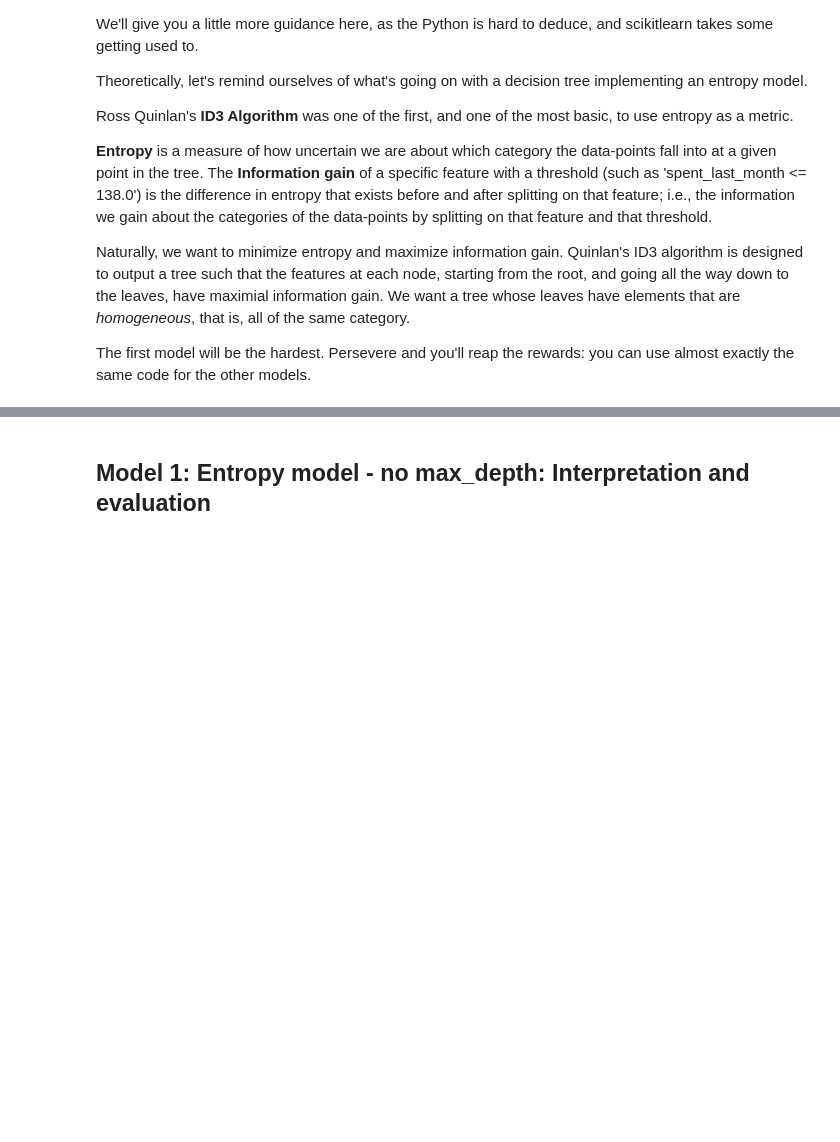
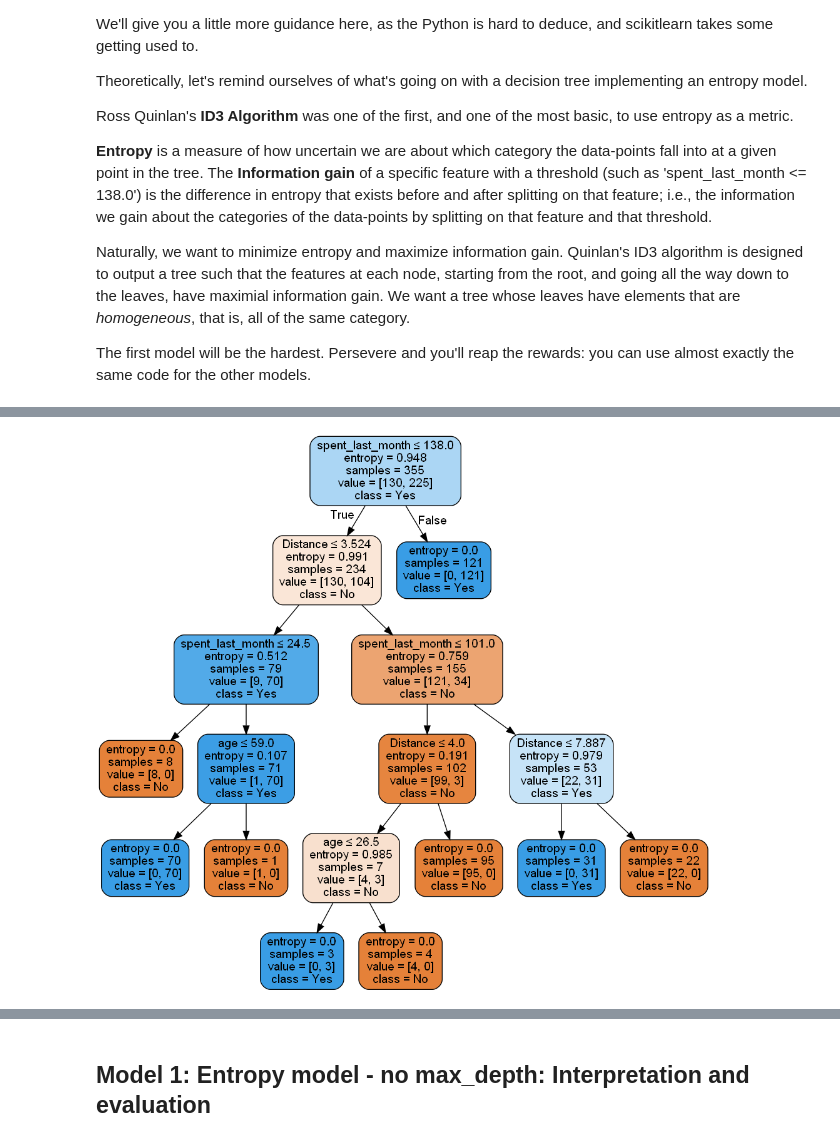
Before and after one commit to pauljacob/mini_projects, a Jupyter notebook: 1600874478_Springboard_Decision_Tree_Specialty_Coffee_Case_Study_09222020/Springboard Decision Tree Specialty Coffee Case Study - Tier 3.ipynb, the cells around one changed output, grey strips where cells are left out. Drawn from its saved outputs; the diff is of its cells as text; code cells hidden in the pictures; blank space fills up the shorter version.

```diff
--- a/1600874478_Springboard_Decision_Tree_Specialty_Coffee_Case_Study_09222020/Springboard Decision Tree Specialty Coffee Case Study - Tier 3.ipynb
+++ b/1600874478_Springboard_Decision_Tree_Specialty_Coffee_Case_Study_09222020/Springboard Decision Tree Specialty Coffee Case Study - Tier 3.ipynb
@@ -563,3 +566,29 @@ tree.export_graphviz(entr_model, out_file=None, feature_names=X_test.columns,
+# %%
+import graphviz
+dot_data = StringIO()
+
+
+tree.export_graphviz(entr_model, out_file=dot_data,
+                filled=True, rounded=True,
+                special_characters=True, feature_names=X_train.columns, class_names = ["No", "Yes"])
+
+
+
+graph = pydotplus.graph_from_dot_data(dot_data.getvalue())
+Image(graph.create_png())
+
+#for executables not found error (on windows 10):
+#    1. installed 'chocolatey' on chocolatey.org website by entering provided install commands to Windows Powershells as admin.
+       #https://chocolatey.org/install
+#    2. installed 'graphviz' by Windows Powershells using provided command on chocolatey.org website
+       #https://chocolatey.org/packages/chocolatey/0.10.15
+#
+
+
+# troubleshooting for graphviz included using windows 10 "Apps & features" to uninstall graphviz, deleting all graphviz files
+# and folders, restoring a graphviz file associate with pydotplus, uninstalling-reinstalling graphviz from powershell (as admin).
+# %% [output]
+[figure, added]
 # %%
 import graphviz
 dot_data = StringIO()
```
Also changed, not shown: parts of 55 cells of this notebook, 1 other file.
